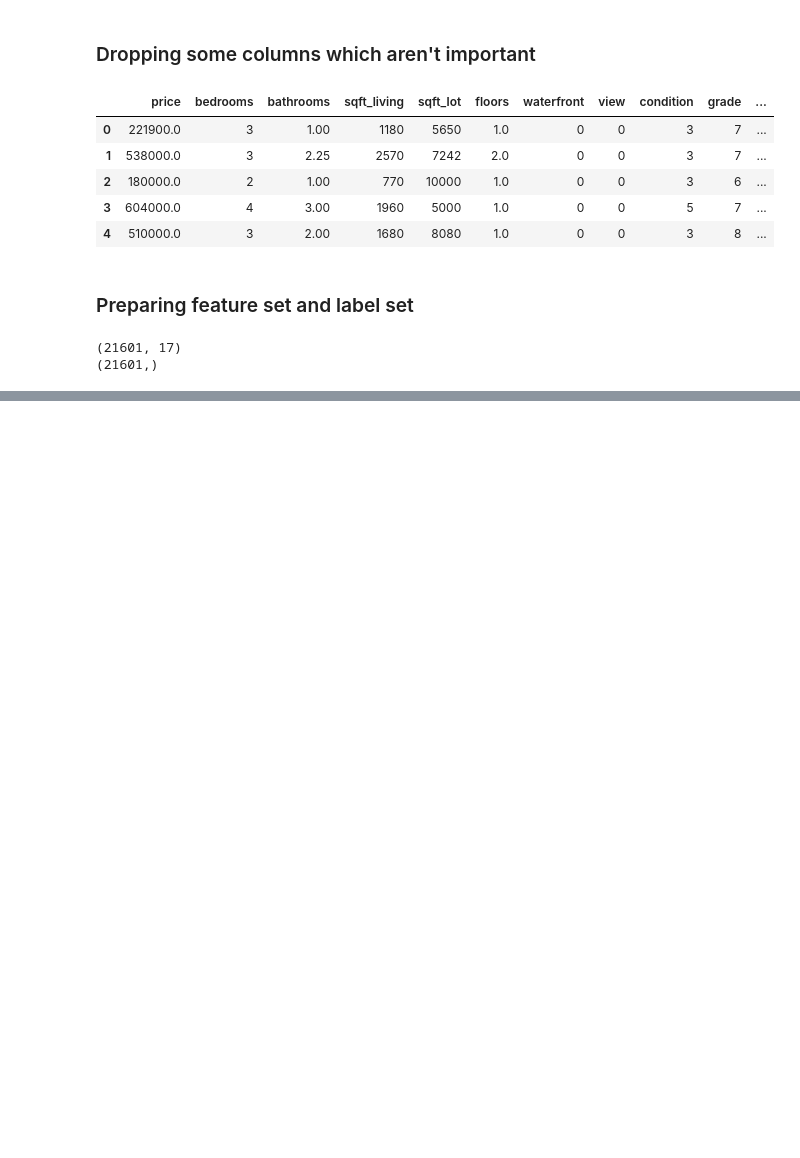
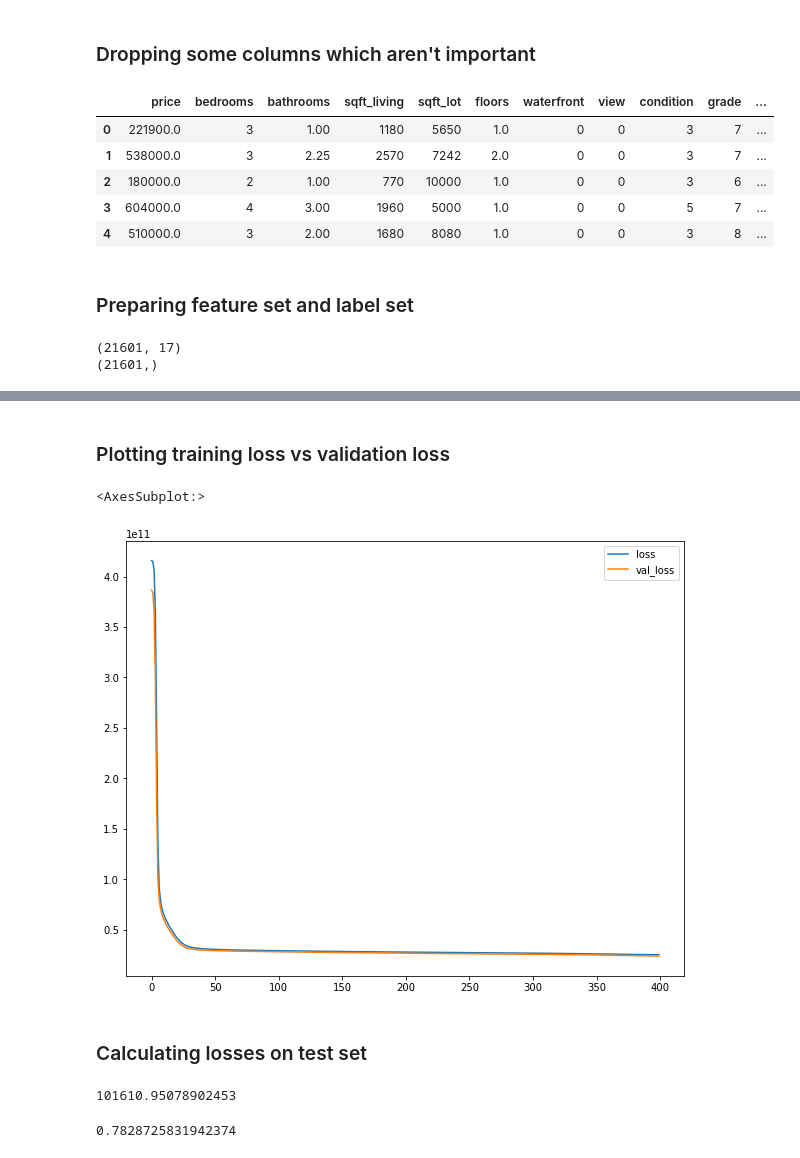
Before and after one commit to Maximus125/HousingPrice_Prediction, a Jupyter notebook: King County Housing Price Notebook.ipynb, the cells around one changed output, grey strips where cells are left out. Cells and saved outputs as stored; diff of their text form; code cells hidden in the pictures; blank space fills up the shorter version.

```diff
--- a/King County Housing Price Notebook.ipynb
+++ b/King County Housing Price Notebook.ipynb
@@ -243,0 +255,6 @@ print(y.shape)
+# %%
+from sklearn.preprocessing import StandardScaler
+scaler = StandardScaler()
+X_train = scaler.fit_transform(X_train)
+X_val = scaler.transform(X_val)
+X_test = scaler.transform(X_test)
@@ -243,0 +263,11 @@ print(y.shape)
+# %%
+from tensorflow.keras.models import Sequential
+from tensorflow.keras.layers import Dense
+
+model = Sequential()
+
+model.add(Dense(20, input_dim=17, activation='relu'))
+model.add(Dense(30, activation='relu'))
+model.add(Dense(18, activation='relu'))
+model.add(Dense(10, activation='relu'))
+model.add(Dense(1))
@@ -243,0 +276,2 @@ print(y.shape)
+# %%
+model.compile(optimizer='adam', loss='mse')
@@ -243,0 +280,2 @@ print(y.shape)
+# %%
+model.fit(x=X_train, y=y_train, validation_data=(X_val, y_val), batch_size=128, epochs=400)
@@ -243,0 +301,21 @@ print(y.shape)
+# %% [markdown]
+### Plotting training loss vs validation loss
+# %%
+losses = pd.DataFrame(model.history.history)
+losses.plot(figsize=(10,8))
+# %% [output]
+<AxesSubplot:>
+[figure, added]
+# %% [markdown]
+### Calculating losses on test set
+# %%
+from sklearn.metrics import mean_absolute_error, explained_variance_score
+y_pred = model.predict(X_test)
+
+mean_absolute_error(y_test, y_pred)
+# %% [output]
+101610.95078902453
+# %%
+explained_variance_score(y_test, y_pred)
+# %% [output]
+0.7828725831942374
```
Also changed, not shown: parts of 24 cells of this notebook.
